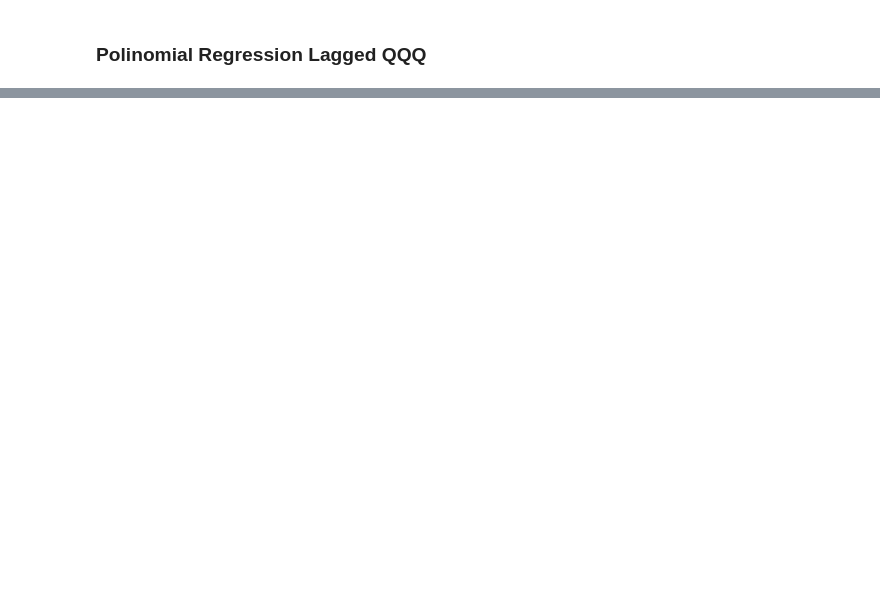
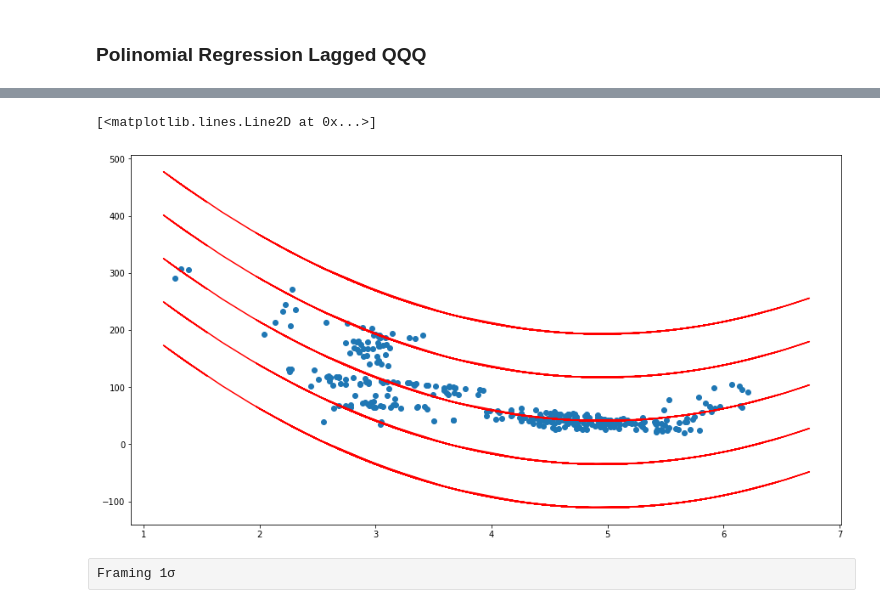
Before and after one commit to carlosvilasanjuan/Implied-Equity-Duration, a Jupyter notebook: analysis/qqq_close/exploration.ipynb, the cells around one changed output, grey strips where cells are left out. Cells and saved outputs as stored; diff of their text form; code cells hidden in the pictures; blank space fills up the shorter version.

```diff
--- a/analysis/qqq_close/exploration.ipynb
+++ b/analysis/qqq_close/exploration.ipynb
@@ -287,0 +298,23 @@ df[['date']][-1:]
+# %%
+# Traditional std
+
+# std formula
+y_std  = np.std(y-lr_func(X))
+
+std5 =  lr_func(X) + y_std
+std4 = lr_func(X) + 2*y_std
+std2 = lr_func(X) -y_std
+std1=  lr_func(X) -2 * y_std
+
+fig, ax = plt.subplots(figsize=(15,8))
+plt.scatter(X_test,y_test)
+plt.plot(X, lr_func(X),c="red")
+plt.plot(X, std5,c="red")
+plt.plot(X, std4,c="red")
+plt.plot(X, std2,c="red")
+plt.plot(X, std1,c="red")
+# %% [output]
+[<matplotlib.lines.Line2D at 0x...>]
+[figure, added]
+# %% [raw]
+Framing 1σ
```
Also changed, not shown: parts of 27 cells of this notebook, 2 other files.
